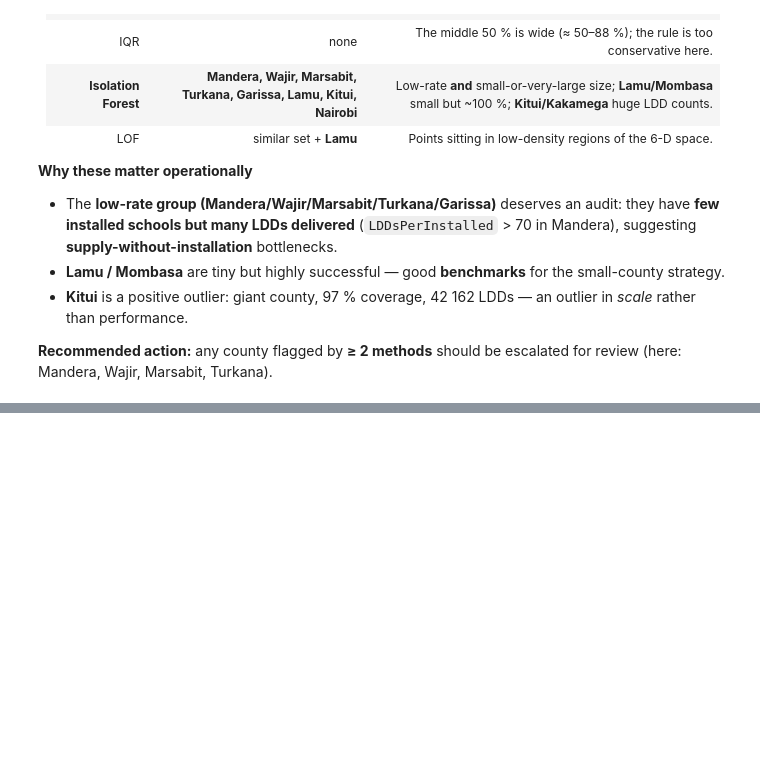
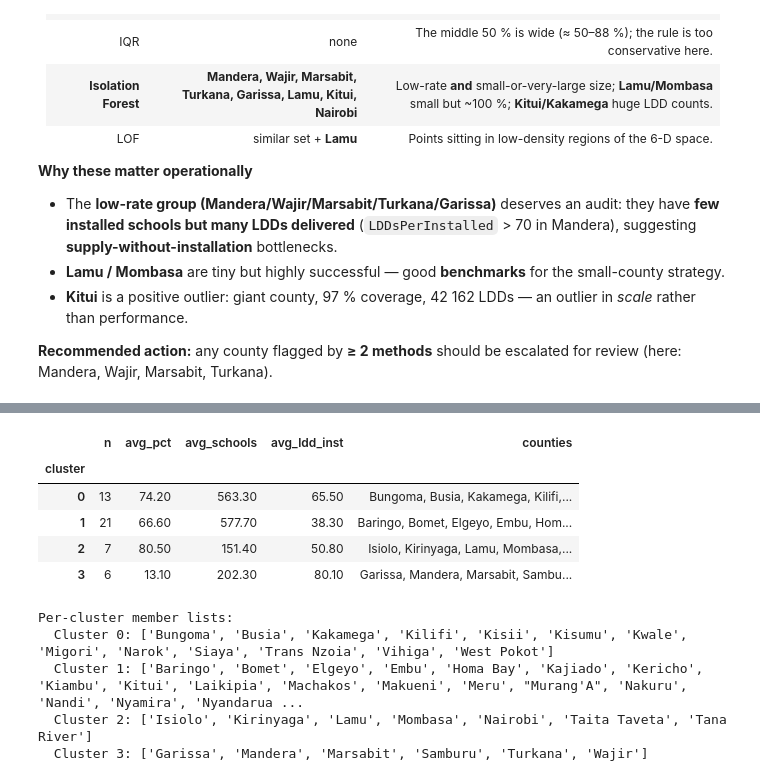
Before and after one commit to Rukundo-elie/country-schools-lab, a Jupyter notebook: Lab2_CountrySchools.ipynb, the cells around one changed output, grey strips where cells are left out. Saved outputs shown, nothing was run; the diff lists cells and outputs as text; code cells hidden in the pictures; blank space fills up the shorter version.

```diff
--- a/Lab2_CountrySchools.ipynb
+++ b/Lab2_CountrySchools.ipynb
@@ -348,0 +397,9 @@ plt.tight_layout(); plt.show()
+# %%
+K_BEST = 4      # based on the elbow/silhouette charts
+km_final = KMeans(n_clusters=K_BEST, n_init=50, random_state=RANDOM_STATE)
+df["cluster"] = km_final.fit_predict(Xc_scaled)
+
+print("Cluster sizes:")
+print(df["cluster"].value_counts().sort_index())
+print(f"\nSilhouette score (k={K_BEST}): "
+      f"{silhouette_score(Xc_scaled, df['cluster']):.3f}")
@@ -348,0 +416,27 @@ plt.tight_layout(); plt.show()
+# %%
+profile = df.groupby("cluster").agg(
+    n             = ("County","size"),
+    avg_pct       = ("PercentageInstalled","mean"),
+    avg_schools   = ("TOTALSCHOOLS","mean"),
+    avg_ldd_inst  = ("LDDsPerInstalled","mean"),
+    counties      = ("County", lambda s: ", ".join(sorted(s)))
+).round(1)
+
+display(profile)
+
+print("\nPer-cluster member lists:")
+for c in sorted(df["cluster"].unique()):
+    names = sorted(df.loc[df.cluster == c, "County"])
+    print(f"  Cluster {c}: {names}")
+# %% [output]
+|  | n | avg_pct | avg_schools | avg_ldd_inst | counties |
+| cluster |  |  |  |  |  |
+| 0 | 13 | 74.20 | 563.30 | 65.50 | Bungoma, Busia, Kakamega, Kilifi,... |
+| 1 | 21 | 66.60 | 577.70 | 38.30 | Baringo, Bomet, Elgeyo, Embu, Hom... |
+| 2 | 7 | 80.50 | 151.40 | 50.80 | Isiolo, Kirinyaga, Lamu, Mombasa,... |
+| 3 | 6 | 13.10 | 202.30 | 80.10 | Garissa, Mandera, Marsabit, Sambu... |
+Per-cluster member lists:
+  Cluster 0: ['Bungoma', 'Busia', 'Kakamega', 'Kilifi', 'Kisii', 'Kisumu', 'Kwale', 'Migori', 'Narok', 'Siaya', 'Trans Nzoia', 'Vihiga', 'West Pokot']
+  Cluster 1: ['Baringo', 'Bomet', 'Elgeyo', 'Embu', 'Homa Bay', 'Kajiado', 'Kericho', 'Kiambu', 'Kitui', 'Laikipia', 'Machakos', 'Makueni', 'Meru', "Murang'A", 'Nakuru', 'Nandi', 'Nyamira', 'Nyandarua ...
+  Cluster 2: ['Isiolo', 'Kirinyaga', 'Lamu', 'Mombasa', 'Nairobi', 'Taita Taveta', 'Tana River']
+  Cluster 3: ['Garissa', 'Mandera', 'Marsabit', 'Samburu', 'Turkana', 'Wajir']
```
Also changed, not shown: parts of 6 cells of this notebook.
